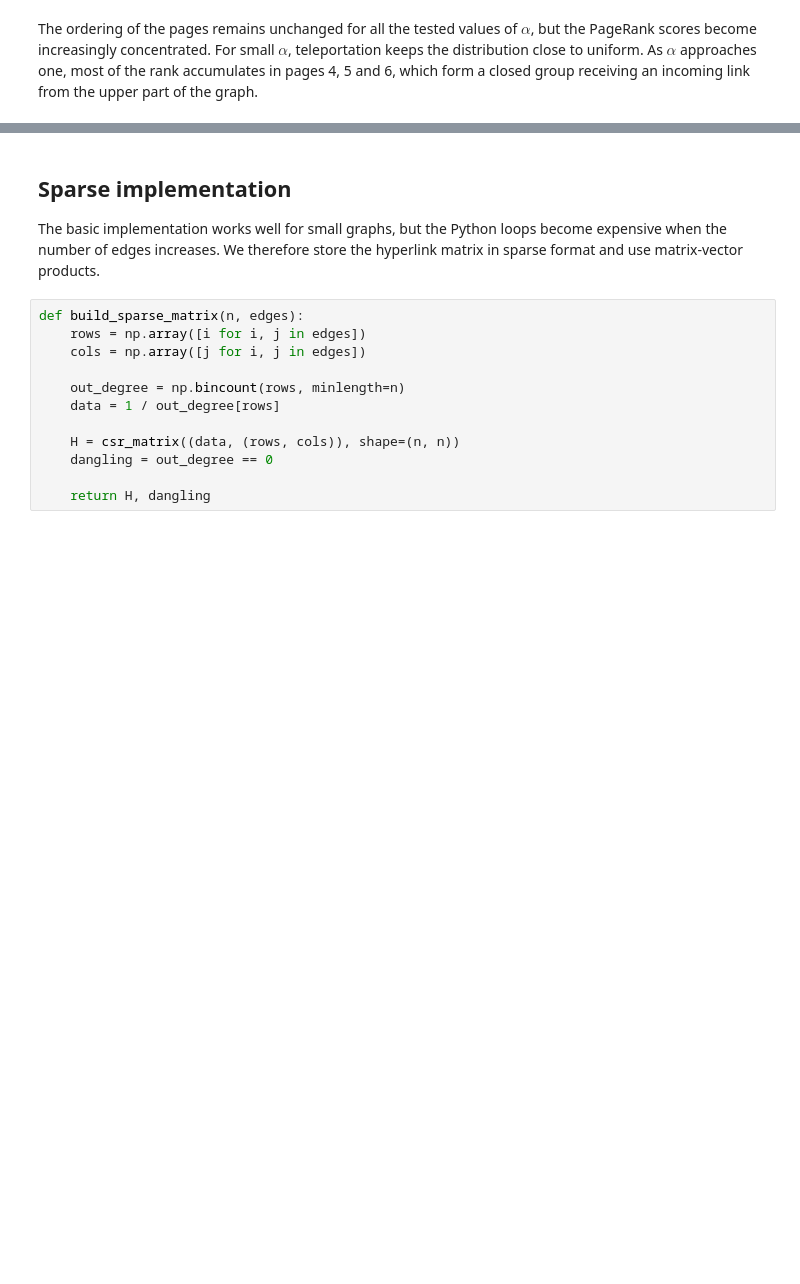
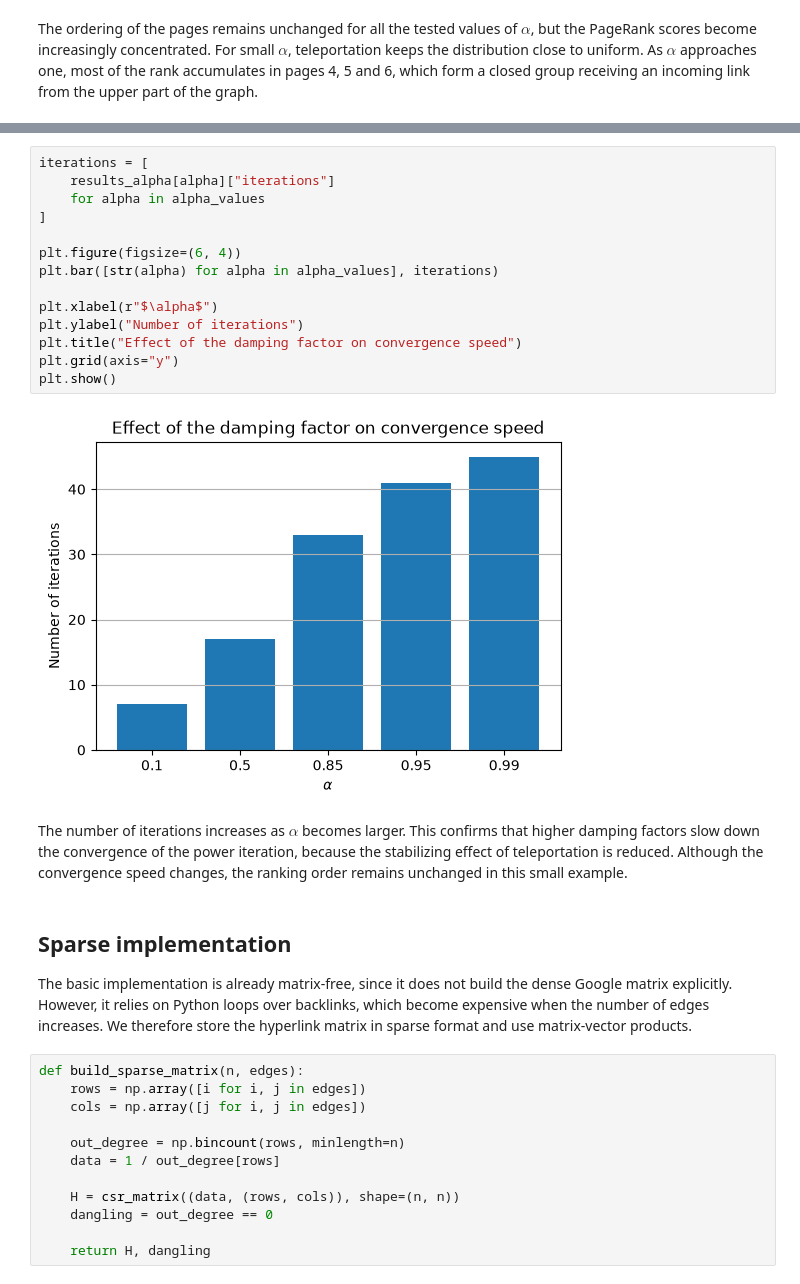
Before and after one commit to RiccardoInfascelli/numerical-analysis-pagerank, a Jupyter notebook: notebooks/pagerank_analysis.ipynb, the cells around one changed output, grey strips where cells are left out. Saved outputs shown, nothing was run; the diff lists cells and outputs as text; blank space fills up the shorter version.

```diff
--- a/notebooks/pagerank_analysis.ipynb
+++ b/notebooks/pagerank_analysis.ipynb
@@ -291,7 +396,25 @@ The ordering of the pages remains unchanged for all the tested values of $\alpha
+# %%
+iterations = [
+    results_alpha[alpha]["iterations"]
+    for alpha in alpha_values
+]
+
+plt.figure(figsize=(6, 4))
+plt.bar([str(alpha) for alpha in alpha_values], iterations)
+
+plt.xlabel(r"$\alpha$")
+plt.ylabel("Number of iterations")
+plt.title("Effect of the damping factor on convergence speed")
+plt.grid(axis="y")
+plt.show()
+# %% [output]
+[figure, added]
+# %% [markdown]
+The number of iterations increases as $\alpha$ becomes larger. This confirms that higher damping factors slow down the convergence of the power iteration, because the stabilizing effect of teleportation is reduced. Although the convergence speed changes, the ranking order remains unchanged in this small example.
 # %% [markdown]
 ## Sparse implementation
 
-The basic implementation works well for small graphs, but the Python loops become expensive when the number of edges increases. We therefore store the hyperlink matrix in sparse format and use matrix-vector products.
+The basic implementation is already matrix-free, since it does not build the dense Google matrix explicitly. However, it relies on Python loops over backlinks, which become expensive when the number of edges increases. We therefore store the hyperlink matrix in sparse format and use matrix-vector products.
 # %%
 def build_sparse_matrix(n, edges):
     rows = np.array([i for i, j in edges])
```
Also changed, not shown: parts of 55 cells of this notebook, 2 other files.
